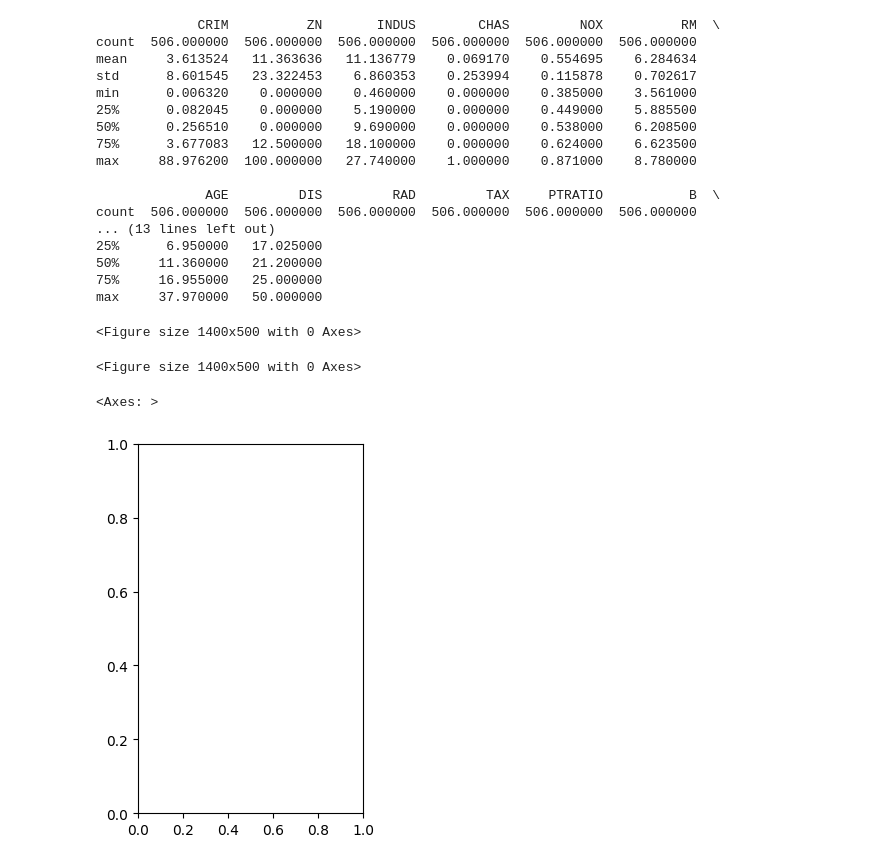
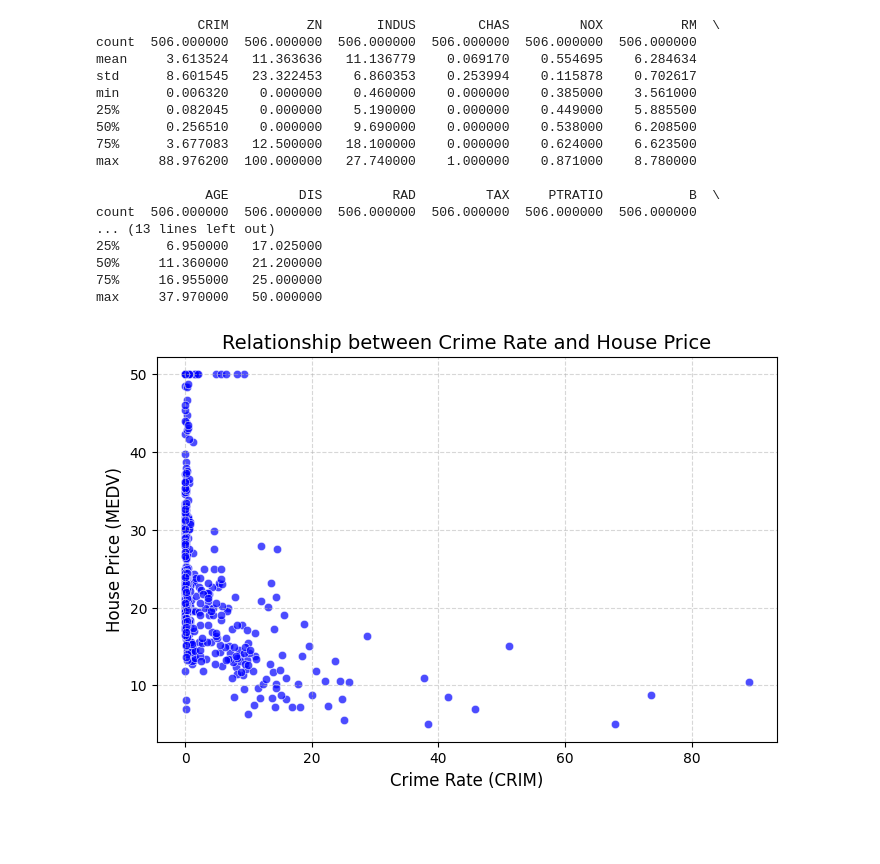
Before and after one commit to hw-coder92/Gwangju-AI-Academy, a Jupyter notebook: 06.EDA-분석/02.프로젝트/01-데이터분석-탐색적분석(EDA).ipynb, the cells around one changed output. Saved outputs shown, nothing was run; the diff lists cells and outputs as text; code cells hidden in the pictures; blank space fills up the shorter version.

```diff
--- a/06.EDA-분석/02.프로젝트/01-데이터분석-탐색적분석(EDA).ipynb
+++ b/06.EDA-분석/02.프로젝트/01-데이터분석-탐색적분석(EDA).ipynb
@@ -6,9 +6,10 @@ import seaborn as sns
 from sklearn import datasets
 from sklearn import model_selection
 from sklearn import metrics
+from scipy import stats
 
-df = pd.read_csv("boston.csv")
-print(df)
+df_boston = pd.read_csv("boston.csv")
+print(df_boston)
 # %% [output]
         CRIM    ZN  INDUS  CHAS    NOX     RM   AGE     DIS  RAD    TAX  \
 0    0.00632  18.0   2.31   0.0  0.538  6.575  65.2  4.0900  1.0  296.0
@@ -69,13 +90,30 @@ count  506.000000  506.000000  506.000000  506.000000  506.000000  506.000000
 50%     11.360000   21.200000
 75%     16.955000   25.000000
 max     37.970000   50.000000
-# %%
-plt.figure(figsize=(14, 5))
-# %% [output]
-<Figure size 1400x500 with 0 Axes>
-<Figure size 1400x500 with 0 Axes>
-# %%
-plt.subplot(1,2,1)
-# %% [output]
-<Axes: >
-[figure, removed]
+# %%
+# df_boston["CRIM"].value_counts()
+
+plt.figure(figsize=(8,5))
+
+sns.scatterplot(
+    x="CRIM",
+    y="MEDV",
+    data=df_boston,
+    alpha=0.7,
+    color="blue"
+)
+
+plt.title("Relationship between Crime Rate and House Price", fontsize=14)
+plt.xlabel("Crime Rate (CRIM)", fontsize=12)
+plt.ylabel("House Price (MEDV)", fontsize=12)
+
+plt.grid(True, linestyle="--", alpha=0.5)
+
+plt.show()
+
+# 분석
+
+# CRIM(범죄율)이 낮은 지역에 산점도가 밀접해있음.
+# CRIM(범죄율)이 높을수록 MEDV(주택 가격 중앙값)은 떨어져있는 흐름을 보이고 있다.
+# %% [output]
+[figure, added]
```
Also changed, not shown: parts of 8 cells of this notebook, 5 other files.
